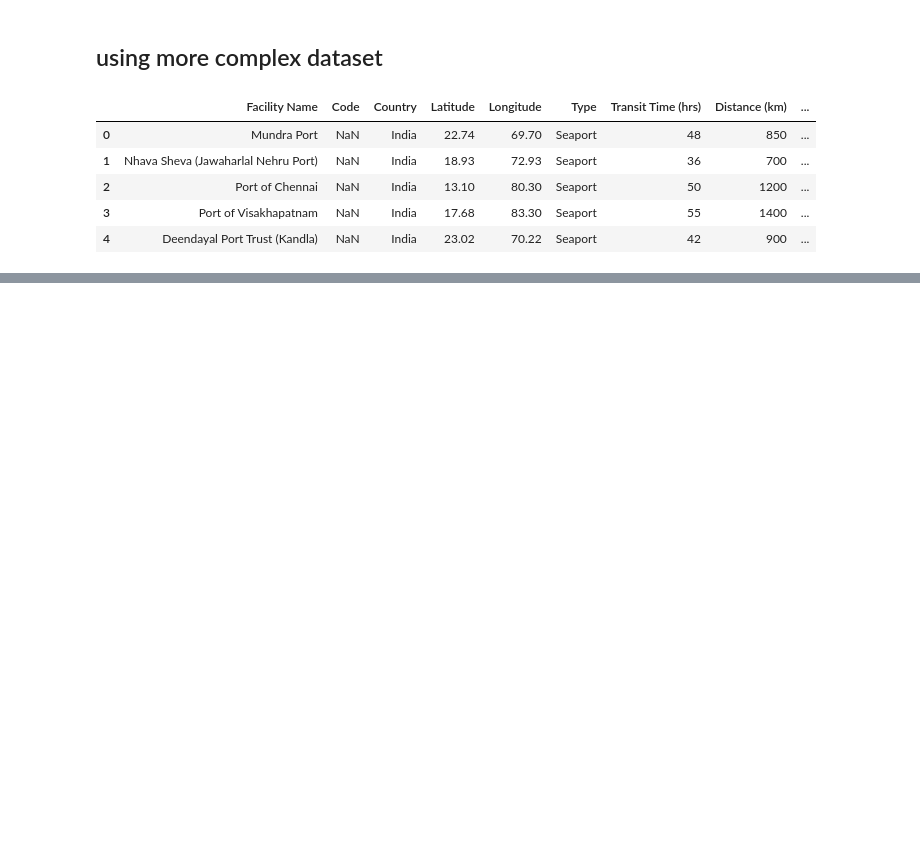
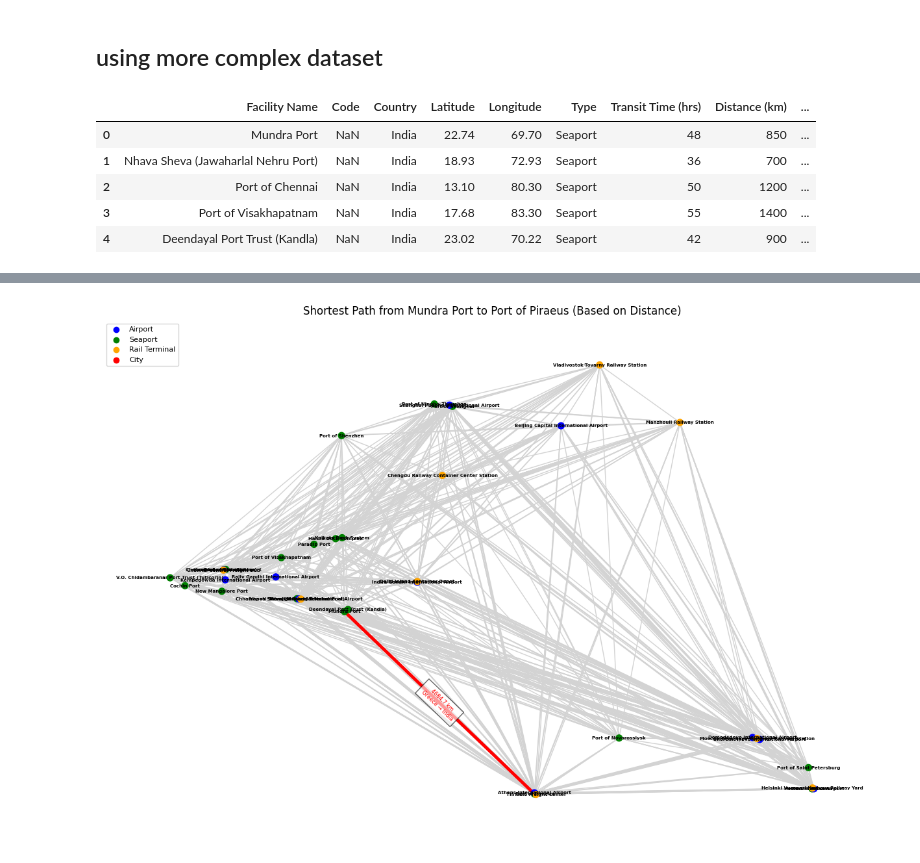
Before and after one commit to Tech-Transit/route-optimization-engine, a Jupyter notebook: rough/routesEngine.ipynb, the cells around one changed output, grey strips where cells are left out. Cells and saved outputs as stored; diff of their text form; code cells hidden in the pictures; blank space fills up the shorter version.

```diff
--- a/rough/routesEngine.ipynb
+++ b/rough/routesEngine.ipynb
@@ -222,0 +365,93 @@ Currencies Involved: EUR
+# %%
+import networkx as nx
+import matplotlib.pyplot as plt
+import pandas as pd
+from geopy.distance import geodesic
+
+# Load dataset
+df_with_city = pd.read_csv("transport_facilities_full.csv")
+
+# Define node colors based on Type
+type_colors = {
+    "Airport": "blue",
+    "Seaport": "green",
+    "Rail Terminal": "orange",
+    "City": "red"  # Adding city type
+}
+
+# Create a weighted undirected graph
+G = nx.Graph()
+
+# Add nodes with positions and type
+node_colors = []
+node_sizes = []
+for _, row in df_with_city.iterrows():
+    G.add_node(row["Facility Name"], pos=(row["Latitude"], row["Longitude"]))
+    node_colors.append(type_colors.get(row["Type"], "gray"))  # Assign color based on type
+    node_sizes.append(5000 if row["Type"] == "City" else 50)  # Cities have 3x size
+
+# Calculate distances and add weighted edges dynamically
+for i, row1 in df_with_city.iterrows():
+    for j, row2 in df_with_city.iterrows():
+        if i != j:
+            dist = geodesic((row1["Latitude"], row1["Longitude"]), (row2["Latitude"], row2["Longitude"])).km
+            border_crossing = f"{row1['Country']} → {row2['Country']}"
+            G.add_edge(row1["Facility Name"], row2["Facility Name"], weight=round(dist, 1), border=border_crossing)
+
+# Get positions for nodes
+pos = nx.get_node_attributes(G, "pos")
+
+# Define source and target nodes
+source = "Mundra Port"
+target = "Port of Piraeus"
+
+# Find the shortest path using Dijkstra's algorithm
+try:
+    shortest_path = nx.shortest_path(G, source=source, target=target, weight='weight')
+    shortest_edges = list(zip(shortest_path, shortest_path[1:]))
+
+    # Get edge weights and border crossings for the shortest path
+    shortest_edge_labels = {(u, v): f"{G[u][v]['weight']} km\n{G[u][v]['border']}" for u, v in shortest_edges}
+
+    # Draw the graph
+    plt.figure(figsize=(12, 8))
+    nx.draw(G, pos, with_labels=True, node_size=node_sizes, node_color=node_colors, edge_color="lightgray", font_size=5, font_weight="bold")
+
+    # Draw the shortest path in red
+    nx.draw_networkx_edges(G, pos, edgelist=shortest_edges, edge_color="red", width=3.5)
+
+    # Draw edge labels for the shortest path
+    nx.draw_networkx_edge_labels(G, pos, edge_labels=shortest_edge_labels, font_size=6, font_color="red", bbox=dict(facecolor="white", alpha=0.6))
+
+    # Add legend for node colors
+    legend_labels = {
+        "blue": "Airport",
+        "green": "Seaport",
+        "orange": "Rail Terminal",
+        "red": "City"
+    }
+    for color, label in legend_labels.items():
+        plt.scatter([], [], color=color, label=label)
+
+    plt.legend(loc="upper left", fontsize=8)
+    plt.title(f"Shortest Path from {source} to {target} (Based on Distance)")
+    plt.show()
+
+    # Print important information
+    print("Shortest Path:", " → ".join(shortest_path))
+    print("\nEdge Details:")
+    total_distance = 0
+    unique_borders = set()
+    for u, v in shortest_edges:
+        print(f"{u} → {v}: {G[u][v]['weight']} km, Border: {G[u][v]['border']}")
+        total_distance += G[u][v]['weight']
+        unique_borders.add(G[u][v]['border'])
+
+    print("\nTotal Distance of Shortest Path:", total_distance, "km")
+    print("Total Border Crossings:", len(unique_borders))
+    print("Border Crossing Countries:", ", ".join(unique_borders))
+
+except nx.NetworkXNoPath:
+    print(f"No path found between {source} and {target}.")
+# %% [output]
+[figure, added]
```
Also changed, not shown: parts of 13 cells of this notebook, 1 other file.
